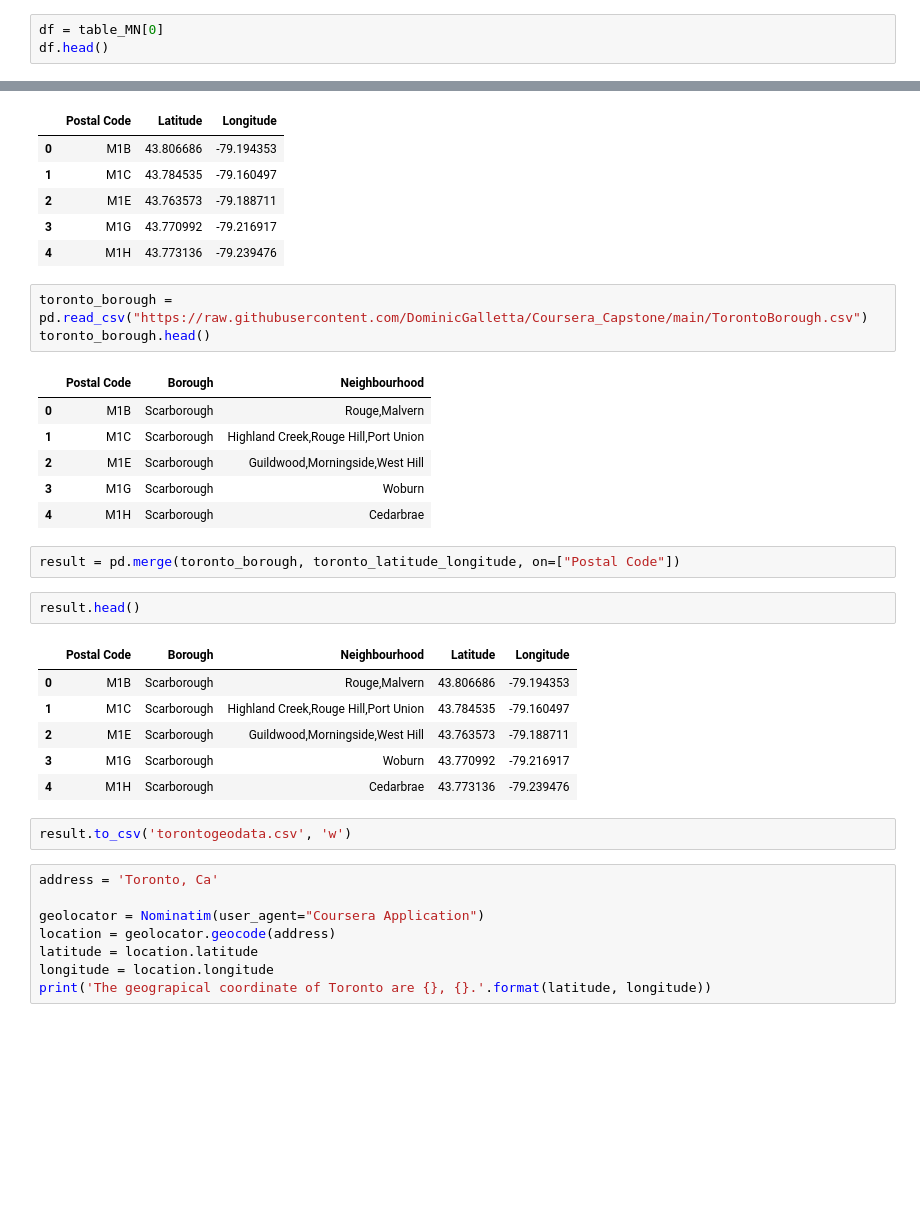
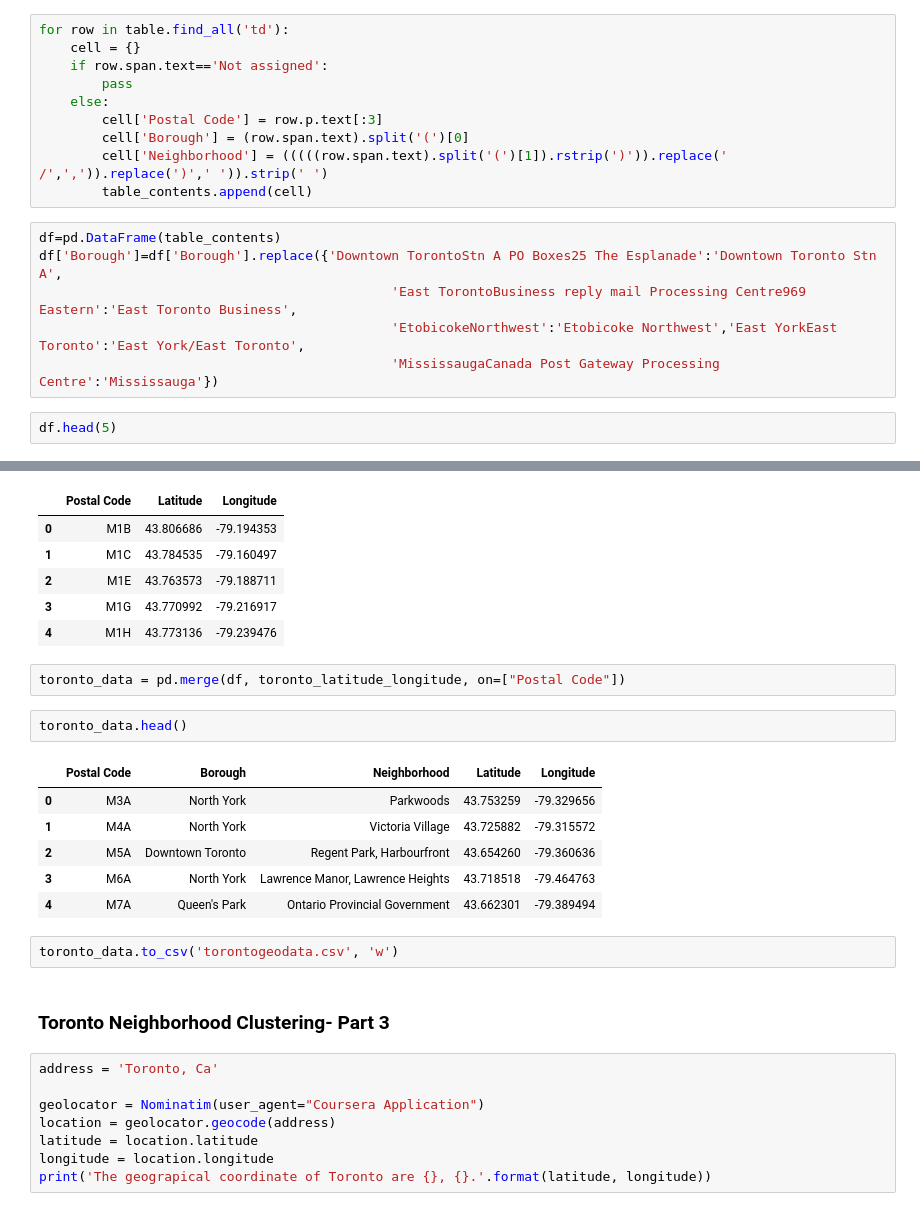
Before and after one commit to DominicGalletta/Coursera_Capstone, a Jupyter notebook: Applied Data Science CapstonePY.ipynb, the cells around one changed output, grey strips where cells are left out. Saved outputs shown, nothing was run; the diff lists cells and outputs as text; blank space fills up the shorter version.

```diff
--- a/Applied Data Science CapstonePY.ipynb
+++ b/Applied Data Science CapstonePY.ipynb
@@ -66,4 +56,19 @@ neighbourhoods
+# %%
+for row in table.find_all('td'):
+    cell = {}
+    if row.span.text=='Not assigned':
+        pass
+    else:
+        cell['Postal Code'] = row.p.text[:3]
+        cell['Borough'] = (row.span.text).split('(')[0]
+        cell['Neighborhood'] = (((((row.span.text).split('(')[1]).rstrip(')')).replace(' /',',')).replace(')',' ')).strip(' ')
+        table_contents.append(cell)
+# %%
+df=pd.DataFrame(table_contents)
+df['Borough']=df['Borough'].replace({'Downtown TorontoStn A PO Boxes25 The Esplanade':'Downtown Toronto Stn A',
+                                             'East TorontoBusiness reply mail Processing Centre969 Eastern':'East Toronto Business',
+                                             'EtobicokeNorthwest':'Etobicoke Northwest','East YorkEast Toronto':'East York/East Toronto',
+                                             'MississaugaCanada Post Gateway Processing Centre':'Mississauga'})
 # %%
-df = table_MN[0]
-df.head()
+df.head(5)
 # %% [output]
@@ -107,29 +94,21 @@ toronto_latitude_longitude.head()
 | 2 | M1E | 43.763573 | -79.188711 |
 | 3 | M1G | 43.770992 | -79.216917 |
 | 4 | M1H | 43.773136 | -79.239476 |
-# %%
-toronto_borough = pd.read_csv("https://raw.githubusercontent.com/DominicGalletta/Coursera_Capstone/main/TorontoBorough.csv")
-toronto_borough.head()
-# %% [output]
-|  | Postal Code | Borough | Neighbourhood |
-| 0 | M1B | Scarborough | Rouge,Malvern |
-| 1 | M1C | Scarborough | Highland Creek,Rouge Hill,Port Union |
-| 2 | M1E | Scarborough | Guildwood,Morningside,West Hill |
-| 3 | M1G | Scarborough | Woburn |
-| 4 | M1H | Scarborough | Cedarbrae |
 # %%
-result = pd.merge(toronto_borough, toronto_latitude_longitude, on=["Postal Code"])
+toronto_data = pd.merge(df, toronto_latitude_longitude, on=["Postal Code"])
 # %%
-result.head()
+toronto_data.head()
 # %% [output]
-|  | Postal Code | Borough | Neighbourhood | Latitude | Longitude |
-| 0 | M1B | Scarborough | Rouge,Malvern | 43.806686 | -79.194353 |
-| 1 | M1C | Scarborough | Highland Creek,Rouge Hill,Port Union | 43.784535 | -79.160497 |
-| 2 | M1E | Scarborough | Guildwood,Morningside,West Hill | 43.763573 | -79.188711 |
-| 3 | M1G | Scarborough | Woburn | 43.770992 | -79.216917 |
-| 4 | M1H | Scarborough | Cedarbrae | 43.773136 | -79.239476 |
+|  | Postal Code | Borough | Neighborhood | Latitude | Longitude |
+| 0 | M3A | North York | Parkwoods | 43.753259 | -79.329656 |
+| 1 | M4A | North York | Victoria Village | 43.725882 | -79.315572 |
+| 2 | M5A | Downtown Toronto | Regent Park, Harbourfront | 43.654260 | -79.360636 |
+| 3 | M6A | North York | Lawrence Manor, Lawrence Heights | 43.718518 | -79.464763 |
+| 4 | M7A | Queen's Park | Ontario Provincial Government | 43.662301 | -79.389494 |
 # %%
-result.to_csv('torontogeodata.csv', 'w')
+toronto_data.to_csv('torontogeodata.csv', 'w')
+# %% [markdown]
+<h3>Toronto Neighborhood Clustering- Part 3</h3>
 # %%
 address = 'Toronto, Ca'
 
```
Also changed, not shown: parts of 43 cells of this notebook.
